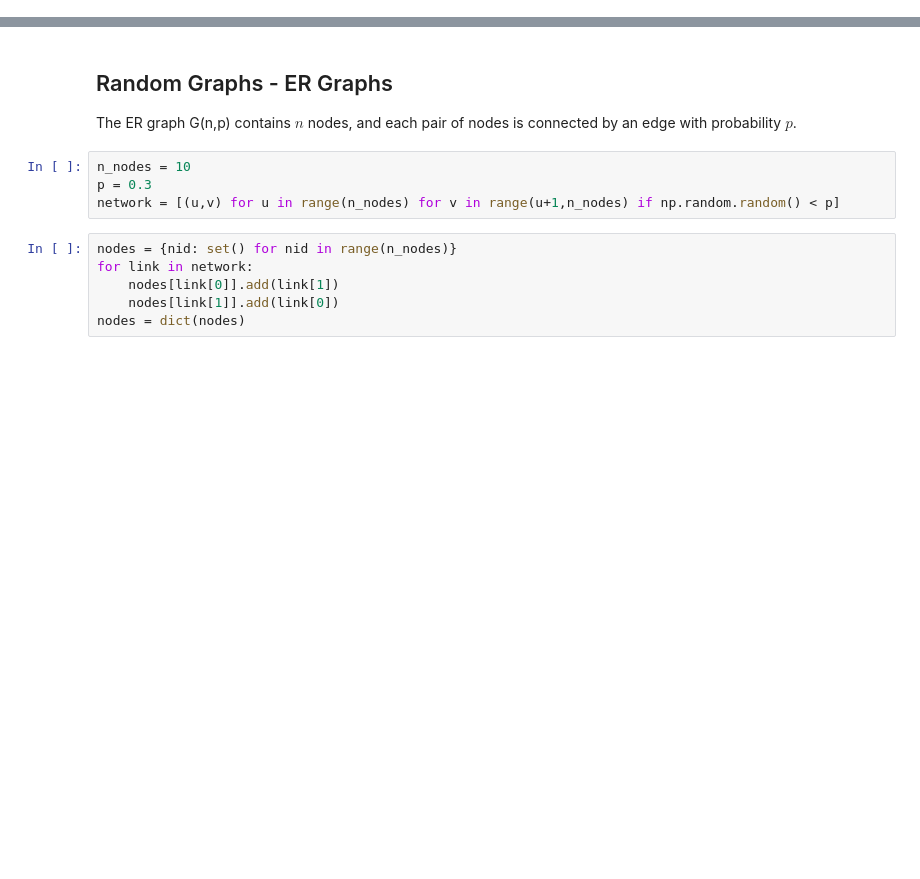
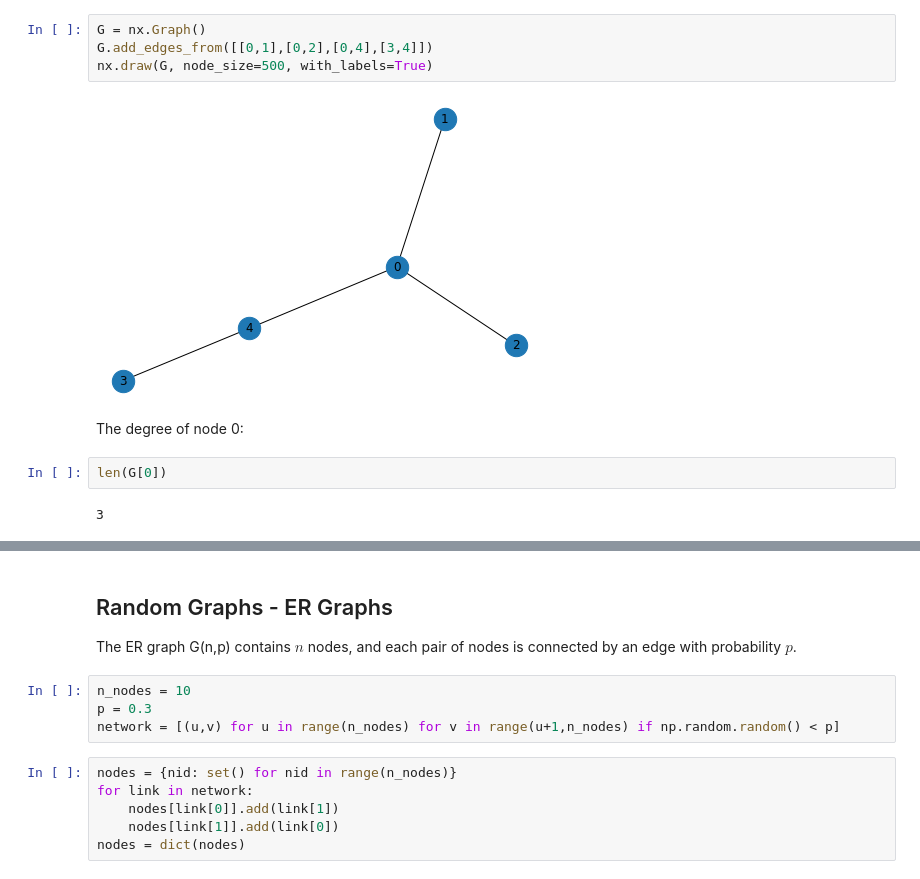
Before and after one commit to phonosync/fromscratch, a Jupyter notebook: graphs/graphs.ipynb, the cells around one changed output, grey strips where cells are left out. Drawn from its saved outputs; the diff is of its cells as text; blank space fills up the shorter version.

```diff
--- a/graphs/graphs.ipynb
+++ b/graphs/graphs.ipynb
@@ -83,0 +16,12 @@ True
+# %%
+G = nx.Graph()
+G.add_edges_from([[0,1],[0,2],[0,4],[3,4]])
+nx.draw(G, node_size=500, with_labels=True)
+# %% [output]
+[figure, added]
+# %% [markdown]
+The degree of node 0:
+# %%
+len(G[0])
+# %% [output]
+3
```
Also changed, not shown: parts of 75 cells of this notebook, 1 other file.
